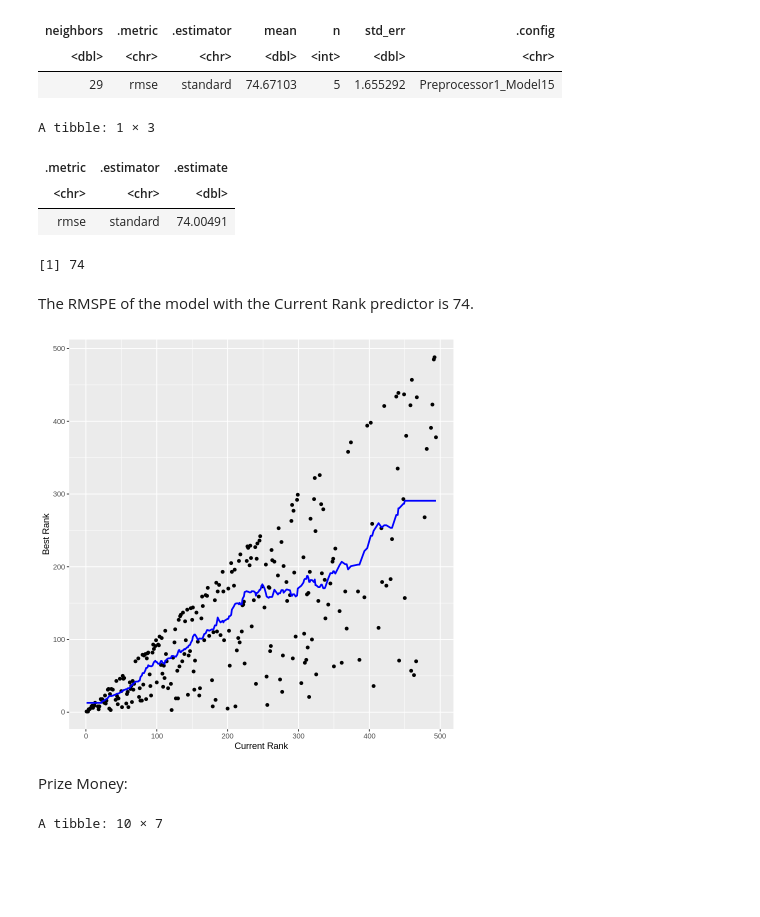
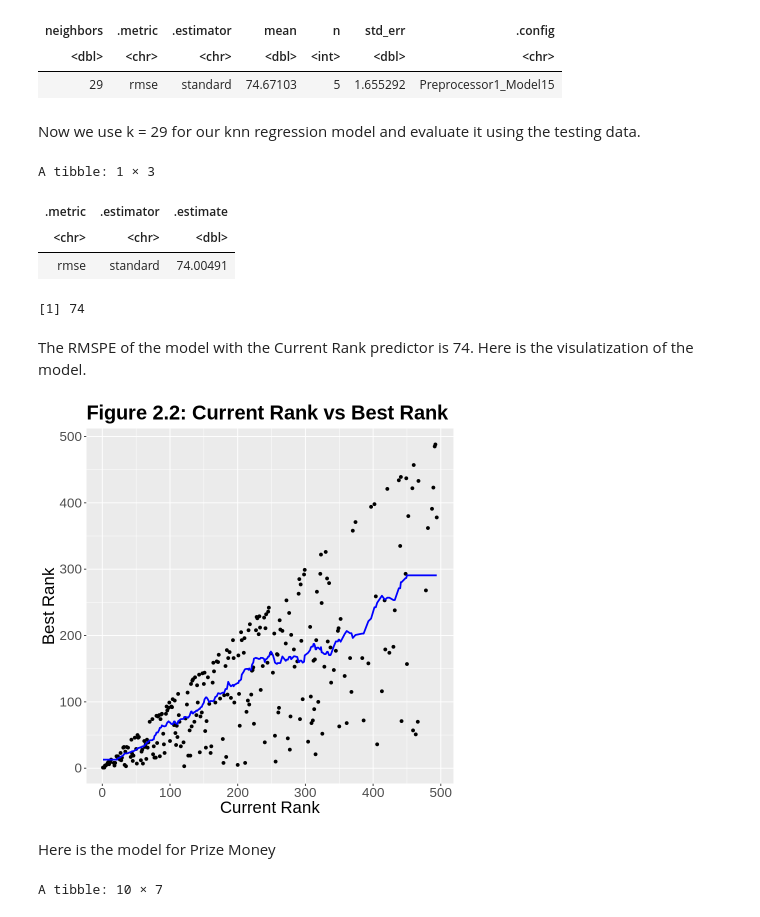
Before and after one commit to chaeyoonchang/dsci-100-group-007-33, a Jupyter notebook: report.ipynb, the cells around one changed output. Saved outputs shown, nothing was run; the diff lists cells and outputs as text; code cells hidden in the pictures; blank space fills up the shorter version.

```diff
--- a/report.ipynb
+++ b/report.ipynb
@@ -422,6 +469,8 @@ A tibble: 1 × 7
 | neighbors | .metric | .estimator | mean | n | std_err | .config |
 | <dbl> | <chr> | <chr> | <dbl> | <int> | <dbl> | <chr> |
 | 29 | rmse | standard | 74.67103 | 5 | 1.655292 | Preprocessor1_Model15 |
+# %% [markdown]
+Now we use k = 29 for our knn regression model and evaluate it using the testing data.
 # %%
 tennis_data_specs_cr <- nearest_neighbor(weight_func = "rectangular", neighbors = kmin_cr) |>
     set_engine("kknn") |>
@@ -456,28 +505,27 @@ A tibble: 1 × 3
 | rmse | standard | 74.00491 |
 [1] 74
 # %% [markdown]
-The RMSPE of the model with the Current Rank predictor is 74.
+The RMSPE of the model with the Current Rank predictor is 74. Here is the visulatization of the model.
 # %%
-###### WHYYYYYY???? ##################
-
 cr_train_info <- tennis_data_fit_cr |>
     predict(tennis_data_train) |>
     bind_cols(tennis_data_train)
-##################
+
 
 cr_plot <- tennis_data_train |>
     ggplot(aes(x = Current_Rank, y = Best_Rank)) +
     geom_point() +
     geom_line(data = cr_train_info, mapping = aes(x = Current_Rank, y = .pred),
                 color = "blue",
                 size = 1) +
-    labs(x = "Current Rank", y = "Best Rank")
+    labs(x = "Current Rank", y = "Best Rank", title = "Figure 2.2: Current Rank vs Best Rank") +
+    theme(text = element_text(size = 20), plot.title = element_text(face = "bold"))
 
 cr_plot
 # %% [output]
-[figure, old version]
+[figure, new version]
 # %% [markdown]
-Prize Money:
+Here is the model for Prize Money
 # %%
 
 tennis_data_workflow_pm <- workflow() |>
```
Also changed, not shown: parts of 20 cells of this notebook.
